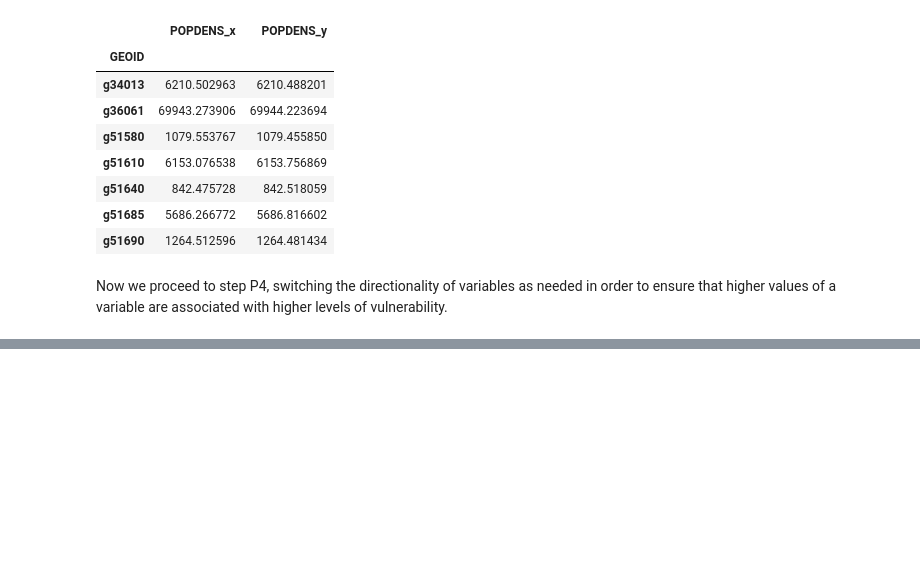
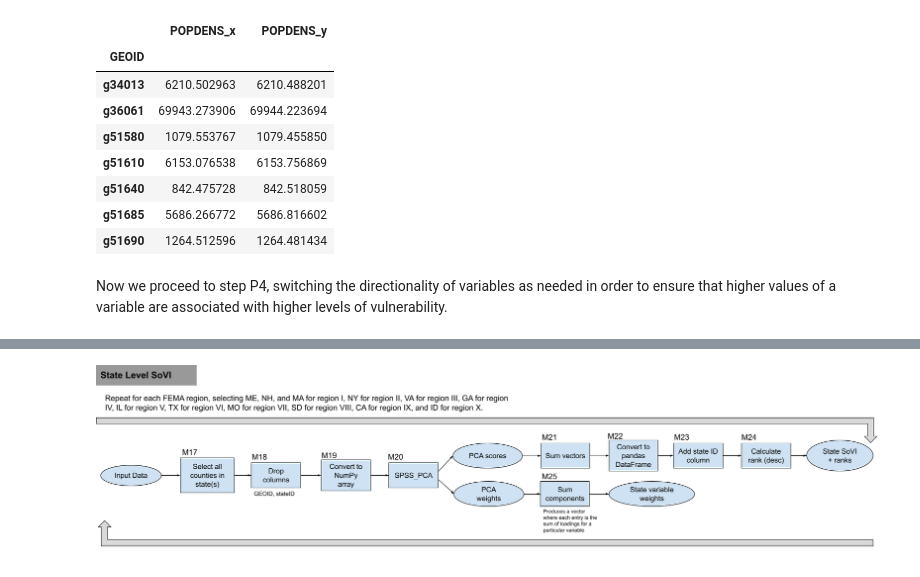
Before and after one commit to HEGSRR/RPl-Spielman-2020, a Jupyter notebook: procedure/code/reproduction/reproduction_report.ipynb, the cells around one changed output, grey strips where cells are left out. Saved outputs shown, nothing was run; the diff lists cells and outputs as text; code cells hidden in the pictures; blank space fills up the shorter version.

```diff
--- a/procedure/code/reproduction/reproduction_report.ipynb
+++ b/procedure/code/reproduction/reproduction_report.ipynb
@@ -912,0 +1068,4 @@ class SPSS_PCA:
+# %%
+display.Image(here(path["rfig"], "workflow_state.png"))
+# %% [output]
+[figure, added]
```
Also changed, not shown: parts of 32 cells of this notebook, 6 other files.
